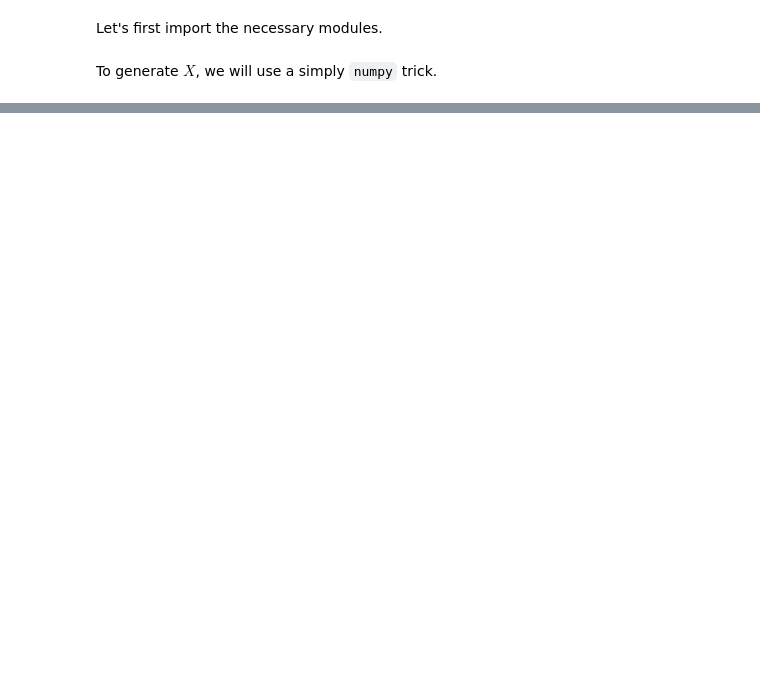
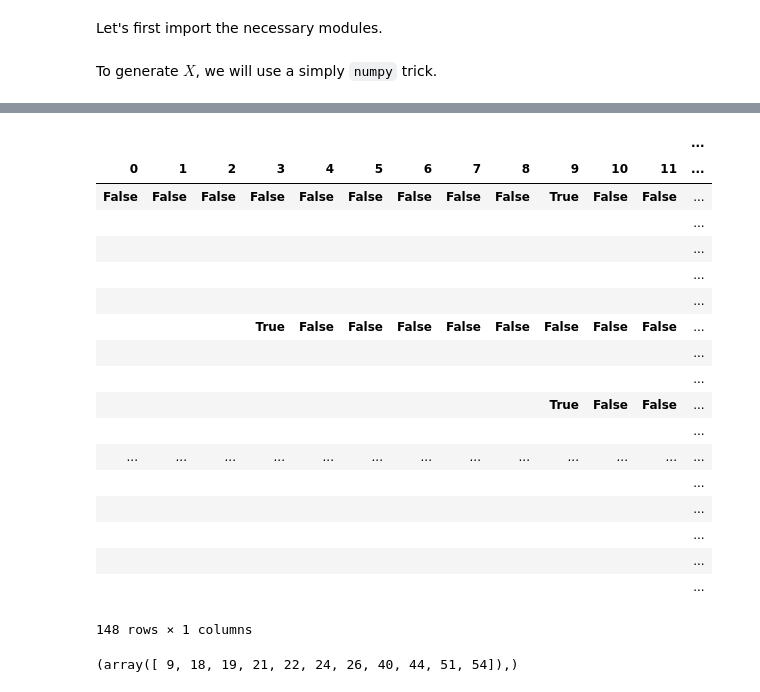
Before and after one commit to RohanBh/noisy-generalized-boolean, a Jupyter notebook: main_test.ipynb, the cells around one changed output, grey strips where cells are left out. Saved outputs shown, nothing was run; the diff lists cells and outputs as text; code cells hidden in the pictures; blank space fills up the shorter version.

```diff
--- a/main_test.ipynb
+++ b/main_test.ipynb
@@ -69,0 +123,27 @@ def fun(xi):
+# %%
+pd.DataFrame(data).assign(count=-1).groupby(list(range(70))).count()
+# %% [output]
+|  |  |  |  |  |  |  |  |  |  |  |  | ... |
+| 0 | 1 | 2 | 3 | 4 | 5 | 6 | 7 | 8 | 9 | 10 | 11 | ... |
+| False | False | False | False | False | False | False | False | False | True | False | False | ... |
+|  |  |  |  |  |  |  |  |  |  |  |  | ... |
+|  |  |  |  |  |  |  |  |  |  |  |  | ... |
+|  |  |  |  |  |  |  |  |  |  |  |  | ... |
+|  |  |  |  |  |  |  |  |  |  |  |  | ... |
+|  |  |  | True | False | False | False | False | False | False | False | False | ... |
+|  |  |  |  |  |  |  |  |  |  |  |  | ... |
+|  |  |  |  |  |  |  |  |  |  |  |  | ... |
+|  |  |  |  |  |  |  |  |  | True | False | False | ... |
+|  |  |  |  |  |  |  |  |  |  |  |  | ... |
+| ... | ... | ... | ... | ... | ... | ... | ... | ... | ... | ... | ... | ... |
+|  |  |  |  |  |  |  |  |  |  |  |  | ... |
+|  |  |  |  |  |  |  |  |  |  |  |  | ... |
+|  |  |  |  |  |  |  |  |  |  |  |  | ... |
+|  |  |  |  |  |  |  |  |  |  |  |  | ... |
+|  |  |  |  |  |  |  |  |  |  |  |  | ... |
+148 rows × 1 columns
+# %%
+predicted_model = data.mean(axis=0) > 0.7
+predicted_model.nonzero()
+# %% [output]
+(array([ 9, 18, 19, 21, 22, 24, 26, 40, 44, 51, 54]),)
```
Also changed, not shown: parts of 18 cells of this notebook, 6 other files.
